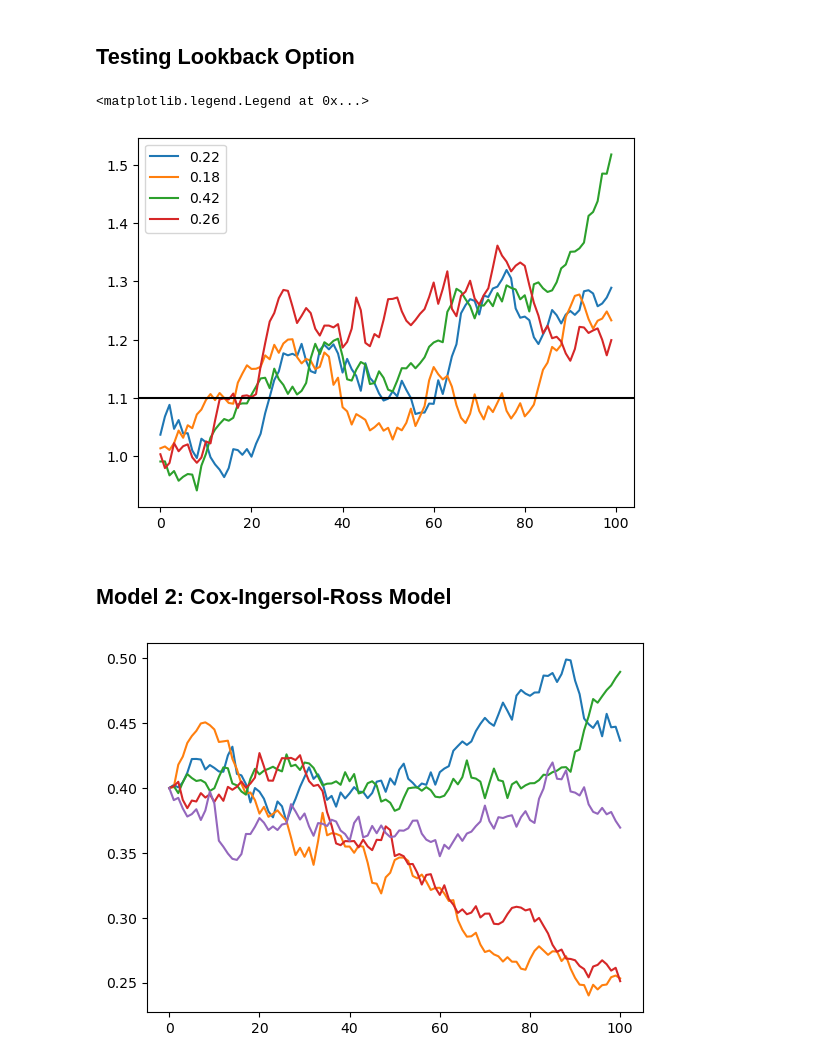
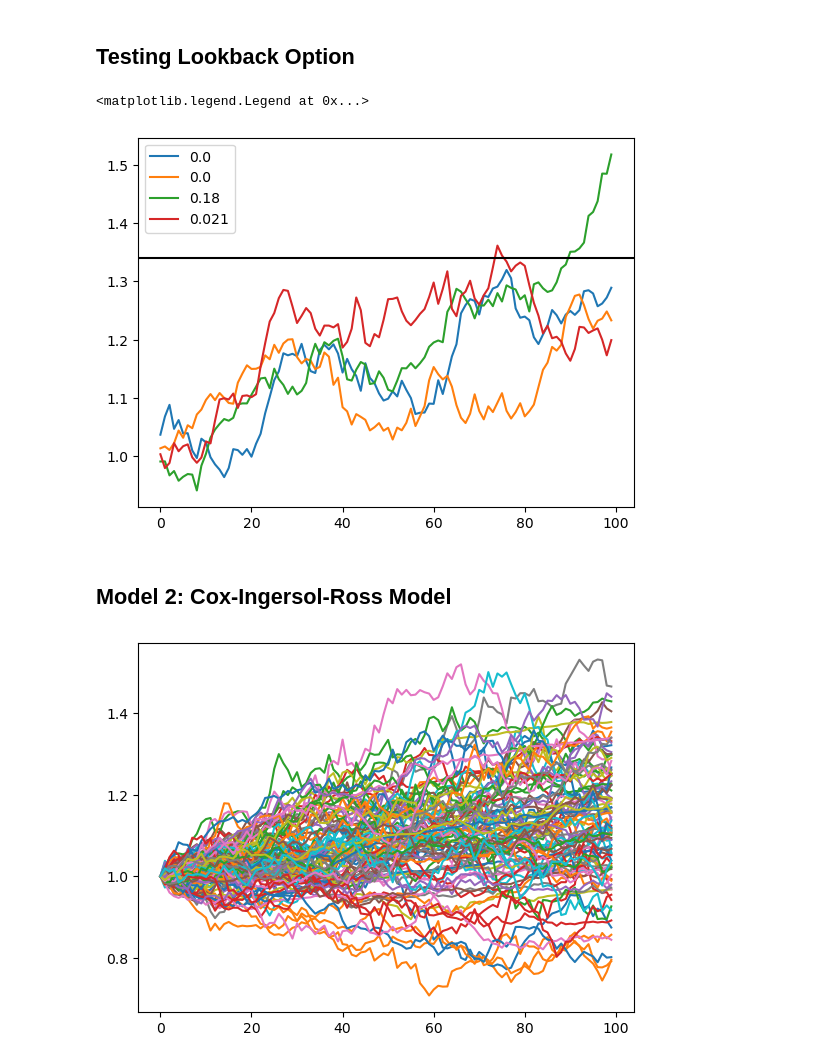
Before and after one commit to swittum/DeepHedging, a Jupyter notebook: instruments.ipynb, the cells around one changed output. Drawn from its saved outputs; the diff is of its cells as text; code cells hidden in the pictures.

```diff
--- a/instruments.ipynb
+++ b/instruments.ipynb
@@ -7,9 +7,11 @@ from instruments import BrownianStock
 # %% [markdown]
 ## Model 1: Geometric Brownian Motion
 # %%
-stock = BrownianStock(mu=0, sigma=0.3)
-stock.simulate(n_paths=10)
+stock = BrownianStock(mu=0.8, sigma=0.3)
+stock.simulate(n_paths=300)
 stocks = np.array(stock.spot)
+mean = np.mean(stocks, axis=0)
 for stock in stocks:
     plt.plot(stock)
+plt.plot(mean, c='k', lw=3)
 # %% [output]
@@ -26,7 +29,7 @@ _ = torch.manual_seed(42)
 underlier = BrownianStock(mu=0.2, sigma=0.1)
 strike = 1.1
 maturity = 0.4
-derivative = EuropeanOption(underlier, call=True, strike=strike, maturity=maturity)
+derivative = EuropeanOption(underlier, call=True, short=False, strike=strike, maturity=maturity)
 derivative.simulate(n_paths=5)
 stocks = np.array(underlier.spot)
 payoffs = derivative.payoff
@@ -49,9 +52,9 @@ import matplotlib.pyplot as plt
 
 _ = torch.manual_seed(42)
 underlier = BrownianStock(mu=0.4, sigma=0.3)
-strike = 1.1
+strike = 1.34
 maturity = 0.4
-derivative = LookbackOption(underlier, call=True, strike=strike, maturity=maturity)
+derivative = LookbackOption(underlier, call=True, short=False, strike=strike, maturity=maturity)
 derivative.simulate(n_paths=4)
 stocks = np.array(underlier.spot)
 payoffs = np.array(derivative.payoff)
@@ -62,23 +65,23 @@ plt.axhline(y=strike, c='k')
 plt.legend(loc='best')
 # %% [output]
 <matplotlib.legend.Legend at 0x...>
-[figure, old version]
+[figure, new version]
 # %% [markdown]
 ## Model 2: Cox-Ingersol-Ross Model
 # %%
-from instruments import CIRStock
+from instruments import HestonStock
 import matplotlib.pyplot as plt
 import torch
 import numpy as np
 
 kappa, theta, sigma, r0 = 0.3, 0.1, 0.2, 0.4
 
 _ = torch.manual_seed(42)
-underlier = CIRStock(kappa, theta, sigma, r0)
-underlier.simulate(n_paths=5)
+underlier = HestonStock(kappa, theta, sigma, r0)
+underlier.simulate(n_paths=100)
 stocks = np.array(underlier.spot)
 
 for stock in stocks:
     plt.plot(stock)
 # %% [output]
-[figure, old version]
+[figure, new version]
```
Also changed, not shown: parts of 1 cell of this notebook, 2 other files.
